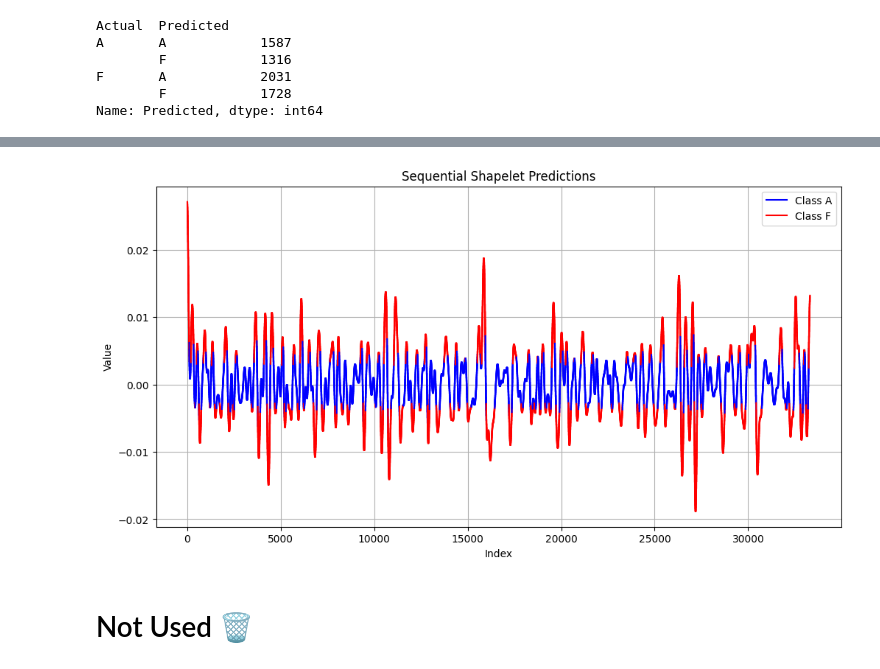
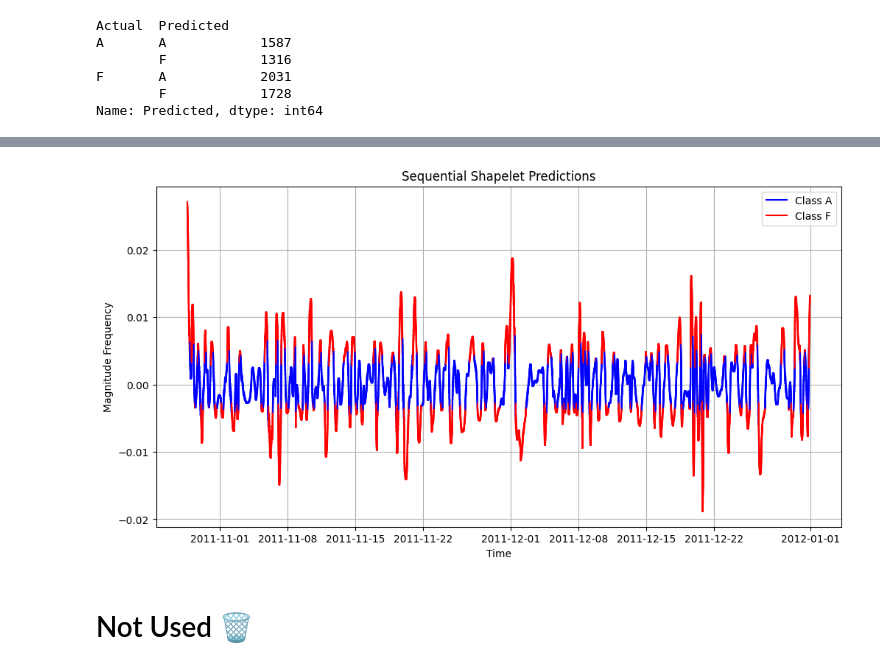
Before and after one commit to darkun7/shapelet, a Jupyter notebook: notebook/shapelet.ipynb, the cells around one changed output, grey strips where cells are left out. Drawn from its saved outputs; the diff is of its cells as text; code cells hidden in the pictures.

Commit message:
feat: change x-axis into time and y-axis into freq

```diff
--- a/notebook/shapelet.ipynb
+++ b/notebook/shapelet.ipynb
@@ -759,27 +776,39 @@ Name: Predicted, dtype: int64
+# %%
+testing_predictions['time'] = test_df['time'][:len(testing_predictions)].values
 # %%
+# Ensure 'time' is a pandas datetime object for accurate plotting
+testing_predictions['time'] = pd.to_datetime(testing_predictions['time'], errors='coerce')
+
 # Create a sequence of data points
 class_mapping = {'A': 'blue', 'F': 'red'}  # Define colors for classes
 colors = testing_predictions['Predicted'].map(class_mapping)  # Map colors to predictions
 
 # Sequentially plot each 5-sequence window
 plt.figure(figsize=(12, 6))
 
 for i in range(len(testing_predictions)):
     sequence = testing_predictions.loc[i, ['shapelet_1', 'shapelet_2', 'shapelet_3', 'shapelet_4', 'shapelet_5']]
-    plt.plot(range(i * 5, (i + 1) * 5), sequence, color=colors[i], linestyle='-')  # Removed 'marker' argument
+    times = testing_predictions.loc[i, 'time']  # Extract the time for the sequence
+    if not pd.isnull(times):  # Skip rows with NaT
+        plt.plot(
+            pd.date_range(start=times, periods=5, freq='S'),  # Create a sequence of time points
+            sequence,
+            color=colors[i],
+            linestyle='-'
+        )
 
 # Add legend for classes
 for cls, color in class_mapping.items():
     plt.plot([], [], color=color, label=f'Class {cls}')  # Dummy lines for legend
 
 plt.title("Sequential Shapelet Predictions")
-plt.xlabel("Index")
-plt.ylabel("Value")
+plt.xlabel("Time")
+plt.ylabel("Magnitude Frequency")
 plt.legend()
 plt.grid(True)
 plt.show()
 # %% [output]
-[figure, old version]
+[figure, new version]
 # %% [markdown]
 # Not Used 🗑️
 # %% [markdown]
```
Also changed, not shown: parts of 1 cell of this notebook.
